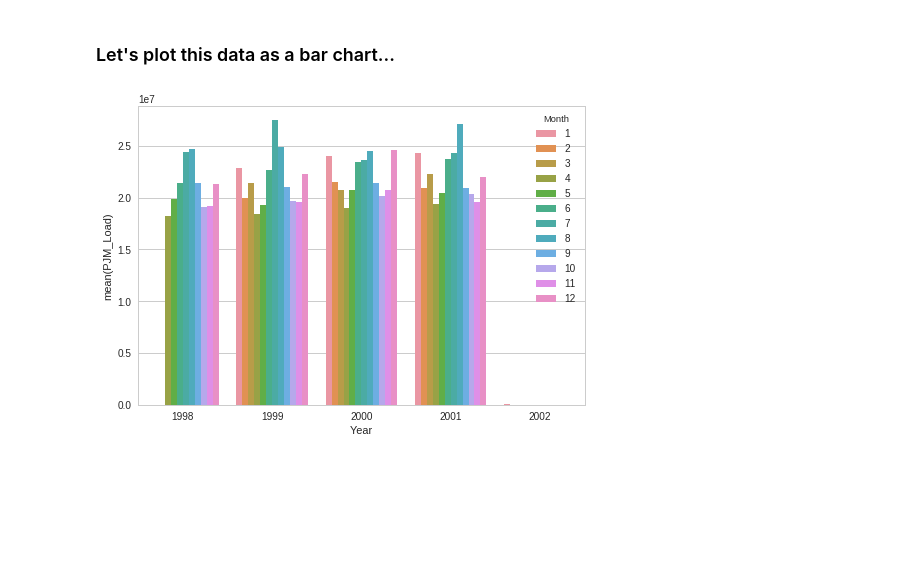
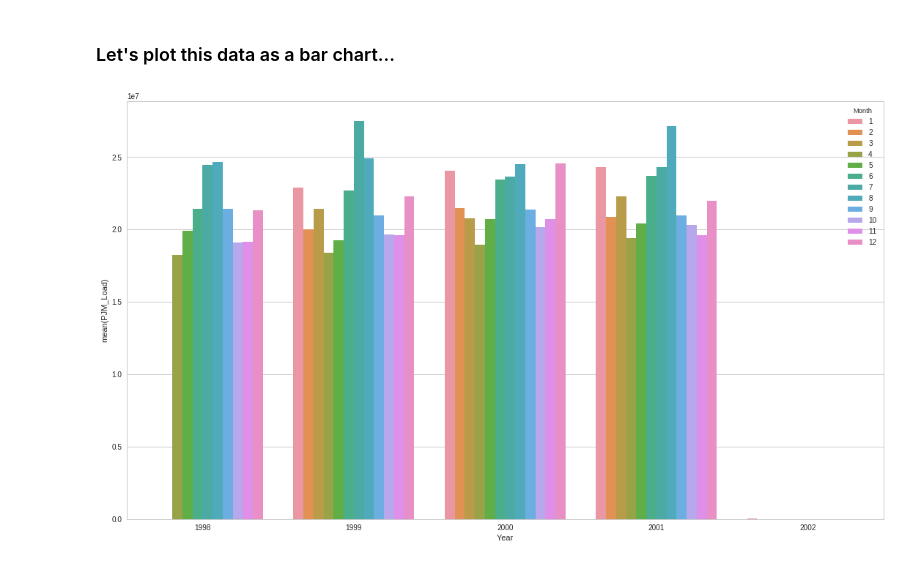
Before and after one commit to ROARMarketingConcepts/Data-Analysis-Projects, a Jupyter notebook: Energy_Consumption.ipynb, the cells around one changed output. Cells and saved outputs as stored; diff of their text form; code cells hidden in the pictures; blank space fills up the shorter version.

```diff
--- a/Energy_Consumption.ipynb
+++ b/Energy_Consumption.ipynb
@@ -144,6 +144,8 @@ monthly_load_per_year
 # %% [markdown]
 ### Let's plot this data as a bar chart...
 # %%
+fig = plt.gcf()
+fig.set_size_inches(18.5, 10.5)
 ax = sns.barplot(x="Year", y="PJM_Load", hue="Month", data=monthly_load_per_year)
 # %% [output]
-[figure, old version]
+[figure, new version]
```
